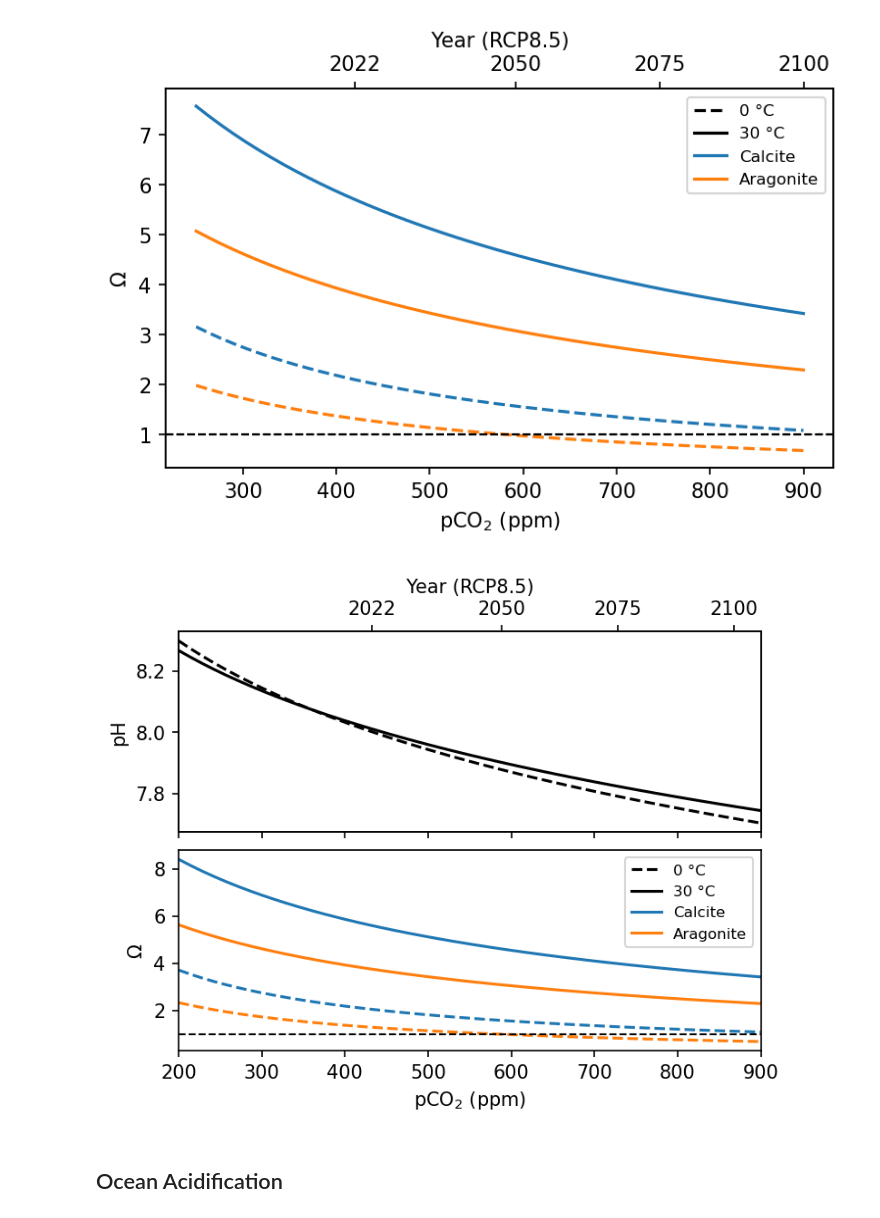
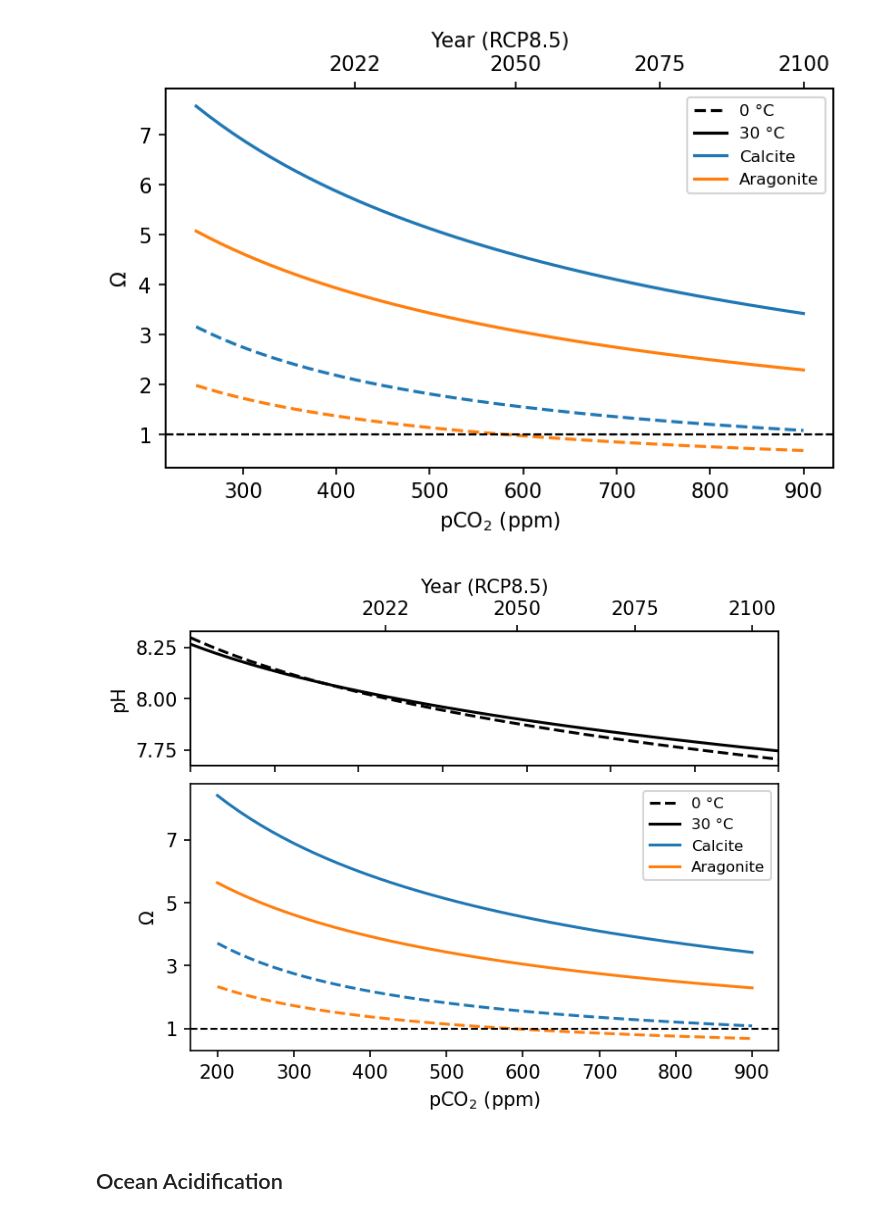
Before and after one commit to johnryantaylor/JRT_QES_Notes, a Jupyter notebook: book/06_oceancarbon/carbon_figs.ipynb, the cells around one changed output. Saved outputs shown, nothing was run; the diff lists cells and outputs as text; code cells hidden in the pictures.

Commit message:
f_calc plot

```diff
--- a/book/06_oceancarbon/carbon_figs.ipynb
+++ b/book/06_oceancarbon/carbon_figs.ipynb
@@ -572,7 +572,12 @@ fig.savefig('figures/carbon-Omega-pCO2.png')
 # %% [output]
 [figure]
 # %%
-fig, (ax0, ax1) = plt.subplots(2, 1, figsize=(5,4), sharex=True, constrained_layout=True)
+fig = plt.figure(figsize=(5,4), constrained_layout=True)
+
+g = GridSpec(3, 1, figure=fig)
+
+ax0 = fig.add_subplot(g[0])
+ax1 = fig.add_subplot(g[1:])
 
 pCO2 = np.linspace(200, 900)
 
@@ -584,34 +589,37 @@ for T, ls in zip([30, 0], ['-', '--']):
     # ax1.plot(swC.pCO2, swC.OmegaC, color='w', ls=ls)
     # ax1.plot(swC.pCO2, swC.OmegaA, color='w', ls=ls)
 
     ax1.plot(swC.pCO2, swC.OmegaC, color='C0', ls=ls)
     ax1.plot(swC.pCO2, swC.OmegaA, color='C1', ls=ls)
 
 ax1.axhline(1, ls='--', color='k', lw=1)
 
 ax1.plot([],[], ls='--', color='k', label='0 °C')
 ax1.plot([],[], ls='-', color='k', label='30 °C')
 ax1.plot([],[], ls='-', color='C0', label='Calcite')
 ax1.plot([],[], ls='-', color='C1', label='Aragonite')
 ax1.legend(fontsize=8)
 
 
 years = np.array([2022, 2050, 2075, 2100])
 ppms = 420 + (900 - 420) * (years - 2022) / (2100 - 2022)
 tax = ax0.twiny()
 tax.set_xticks(ppms)
 tax.set_xticklabels(years)
 tax.set_xlim(ax0.get_xlim())
 tax.set_xlabel('Year (RCP8.5)')
 
 ax1.set_xlabel('$pCO_2$ (ppm)')
 ax1.set_ylabel('$\Omega$')
 ax0.set_ylabel('pH')
+ax0.set_xticklabels([])
+
+ax1.set_yticks(np.arange(1,9,2))
 
 ax0.set_xlim(200, 900)
 fig.savefig('figures/carbon-pCO2-pH.png')
 # %% [output]
-[figure, old version]
+[figure, new version]
 # %% [markdown]
 ## Ocean Acidification
 # %%
```
Also changed, not shown: parts of 1 cell of this notebook.
